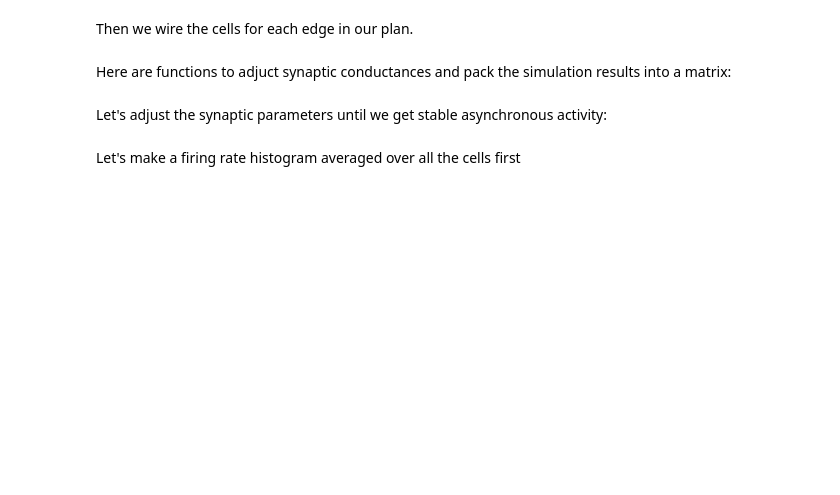
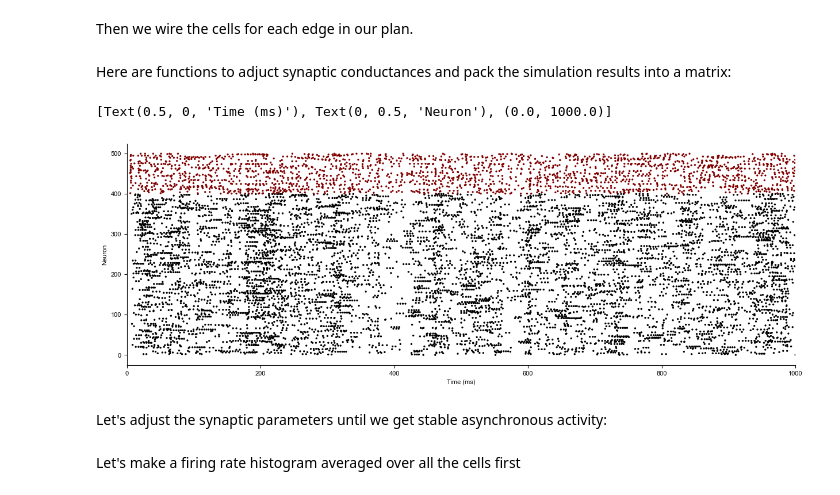
Before and after one commit to shhong/a310_cns_2023, a Jupyter notebook: class_3/NEURON tutorial 5_2.ipynb, the cells around one changed output. Cells and saved outputs as stored; diff of their text form; code cells hidden in the pictures; blank space fills up the shorter version.

```diff
--- a/class_3/NEURON tutorial 5_2.ipynb
+++ b/class_3/NEURON tutorial 5_2.ipynb
@@ -169,18 +215,21 @@ def repack_result(pnm, G, t_init=75):
 # %%
 t_init = 75
 
-h.tstop = t_init+400
+h.tstop = t_init+1000
 h.init()
 pnm.run()
 # %%
-x = repack_result(pnm, G)
+x = repack_result(pnm, G, t_init=0)
 
 col = np.zeros((x.shape[0], 3));
 col[x[:,2]==0,:] = [0.5,0,0]
 
 fig, ax = plt.subplots(figsize=(15, 5))
 ax.scatter(x[:,0], x[:,1], 2, c=col)
 ax.set(xlabel='Time (ms)', ylabel='Neuron', xlim=[0, h.tstop-75])
+# %% [output]
+[Text(0.5, 0, 'Time (ms)'), Text(0, 0.5, 'Neuron'), (0.0, 1000.0)]
+[figure, added]
 # %% [markdown]
 Let's adjust the synaptic parameters until we get stable asynchronous activity:
 # %%
```
Also changed, not shown: parts of 11 cells of this notebook, 2 other files.
